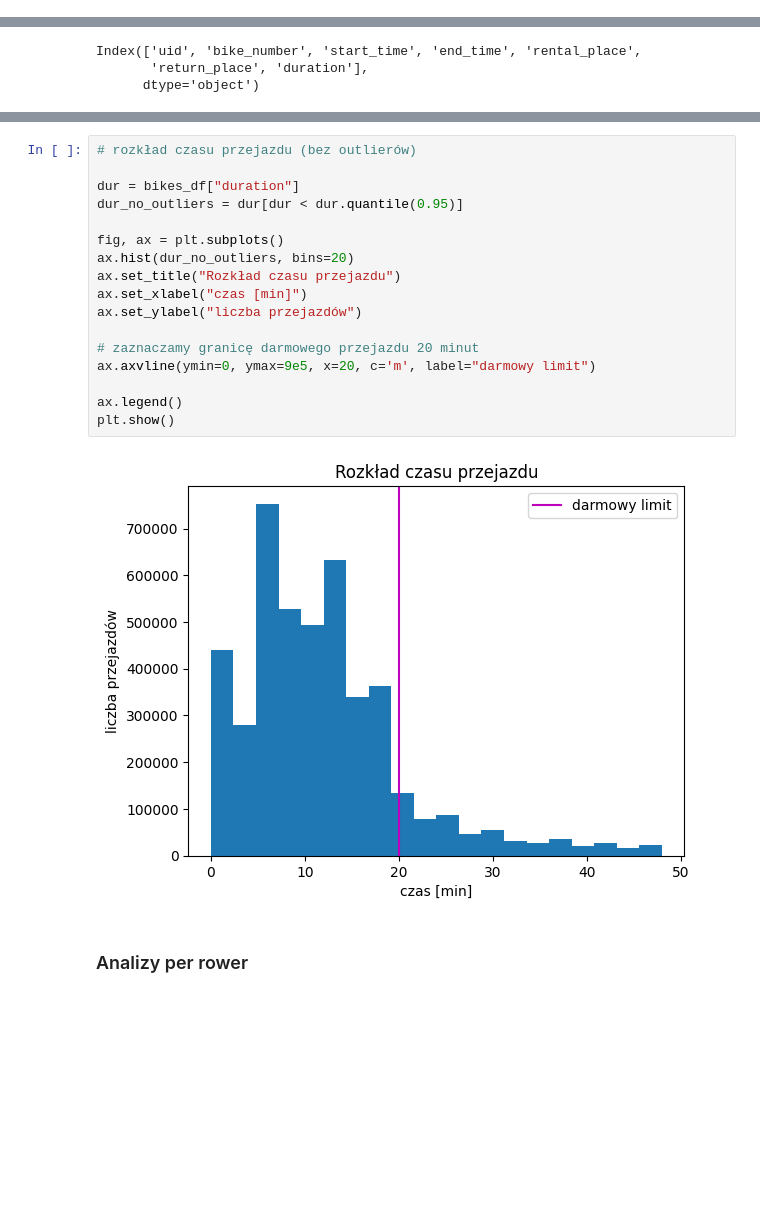
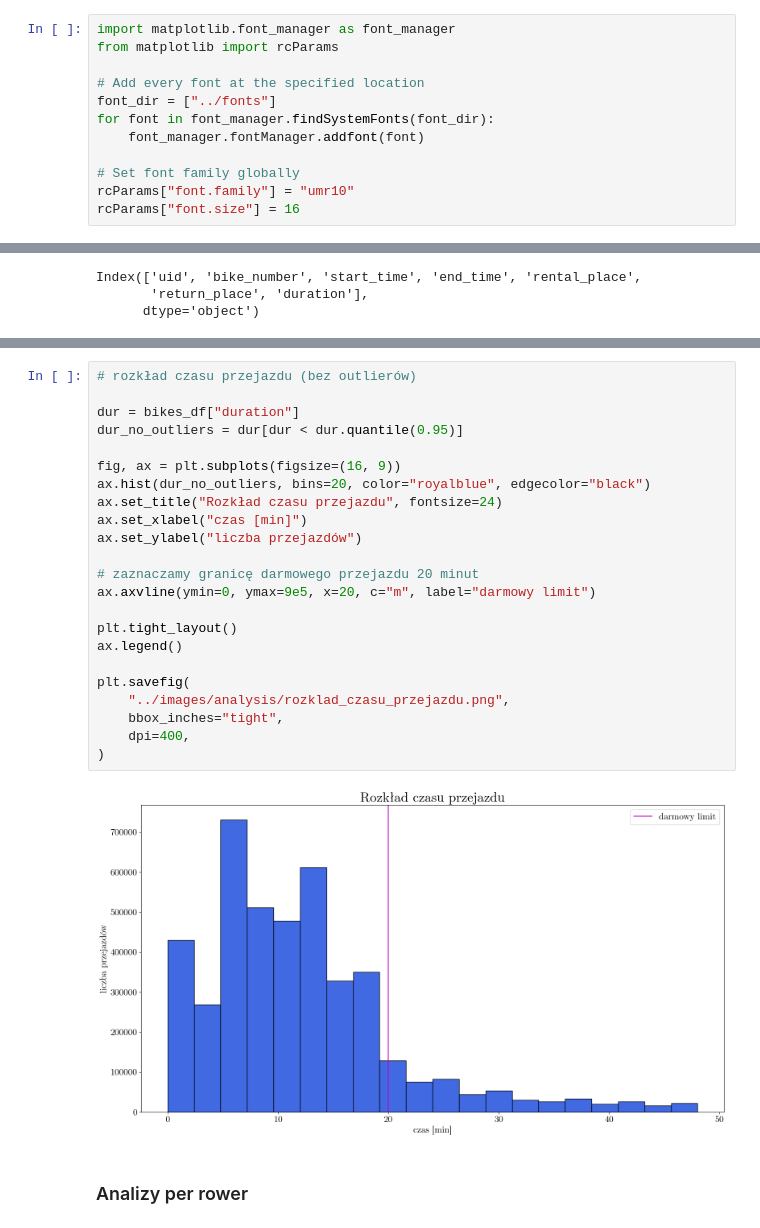
Before and after one commit to hbrt-rdzk/wroclaw-bicycles-network, a Jupyter notebook: notebooks/data_analysis.ipynb, the cells around one changed output, grey strips where cells are left out. Cells and saved outputs as stored; diff of their text form; blank space fills up the shorter version.

Commit message:
Dodano wizualizacje z notebook'a data_analysis

```diff
--- a/notebooks/data_analysis.ipynb
+++ b/notebooks/data_analysis.ipynb
@@ -1,3 +1,15 @@
+# %%
+import matplotlib.font_manager as font_manager
+from matplotlib import rcParams
+
+# Add every font at the specified location
+font_dir = ["../fonts"]
+for font in font_manager.findSystemFonts(font_dir):
+    font_manager.fontManager.addfont(font)
+
+# Set font family globally
+rcParams["font.family"] = "umr10"
+rcParams["font.size"] = 16
 # %%
 import datetime as dt
 
@@ -63,22 +77,28 @@ W rental_place ale nie w return_place: # Rowery skradzione Wrocław 2014, #Rower
 # %%
 # rozkład czasu przejazdu (bez outlierów)
 
 dur = bikes_df["duration"]
 dur_no_outliers = dur[dur < dur.quantile(0.95)]
 
-fig, ax = plt.subplots()
-ax.hist(dur_no_outliers, bins=20)
-ax.set_title("Rozkład czasu przejazdu")
+fig, ax = plt.subplots(figsize=(16, 9))
+ax.hist(dur_no_outliers, bins=20, color="royalblue", edgecolor="black")
+ax.set_title("Rozkład czasu przejazdu", fontsize=24)
 ax.set_xlabel("czas [min]")
 ax.set_ylabel("liczba przejazdów")
 
 # zaznaczamy granicę darmowego przejazdu 20 minut
-ax.axvline(ymin=0, ymax=9e5, x=20, c='m', label="darmowy limit")
+ax.axvline(ymin=0, ymax=9e5, x=20, c="m", label="darmowy limit")
 
+plt.tight_layout()
 ax.legend()
-plt.show()
+
+plt.savefig(
+    "../images/analysis/rozklad_czasu_przejazdu.png",
+    bbox_inches="tight",
+    dpi=400,
+)
 # %% [output]
-[figure, old version]
+[figure, new version]
 # %% [markdown]
 ### Analizy per rower
 # %%
```
Also changed, not shown: parts of 17 cells of this notebook, 18 other files.
